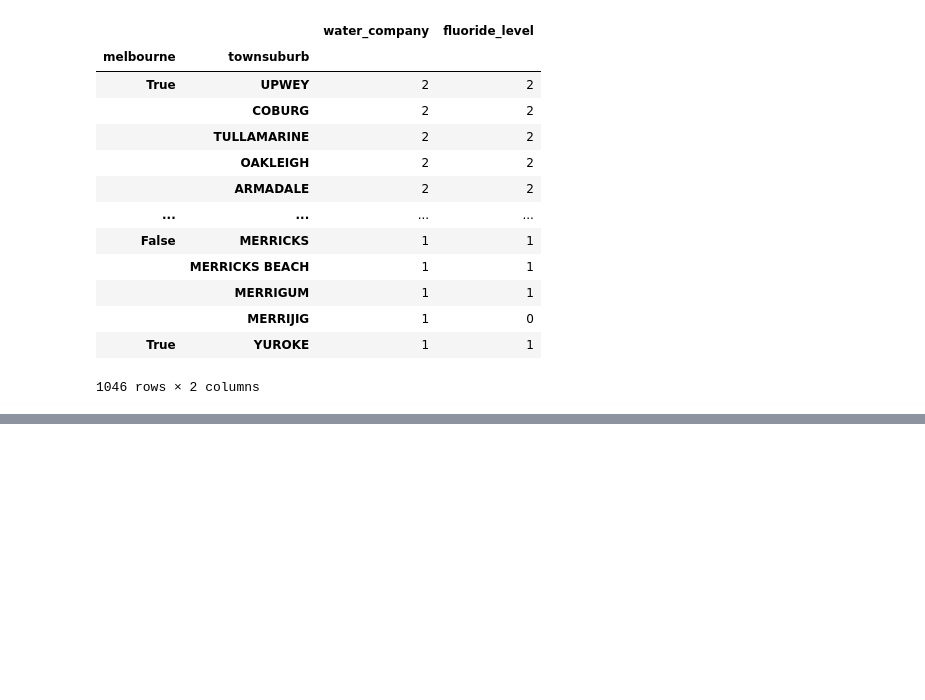
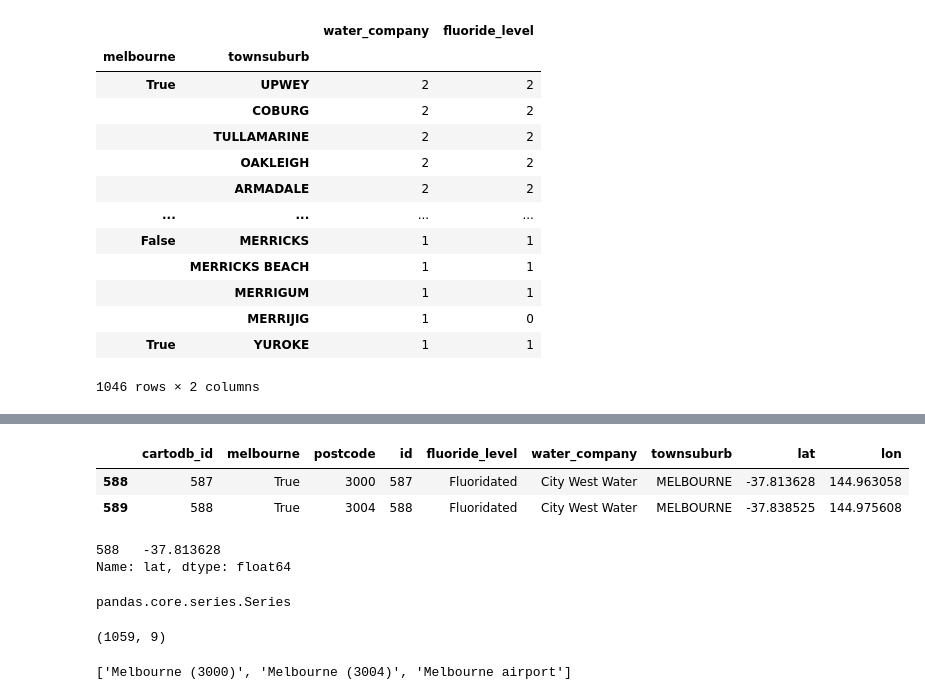
Before and after one commit to tienphatnguyendev/machine-learning-docs, a Jupyter notebook: clustering/notebooks/clustering.ipynb, the cells around one changed output, grey strips where cells are left out. Drawn from its saved outputs; the diff is of its cells as text; code cells hidden in the pictures; blank space fills up the shorter version.

```diff
--- a/clustering/notebooks/clustering.ipynb
+++ b/clustering/notebooks/clustering.ipynb
@@ -76,0 +74,38 @@ df.groupby(['melbourne', 'townsuburb']).agg({
+# %%
+df.iloc[588:590,:]
+# %% [output]
+|  | cartodb_id | melbourne | postcode | id | fluoride_level | water_company | townsuburb | lat | lon |
+| 588 | 587 | True | 3000 | 587 | Fluoridated | City West Water | MELBOURNE | -37.813628 | 144.963058 |
+| 589 | 588 | True | 3004 | 588 | Fluoridated | City West Water | MELBOURNE | -37.838525 | 144.975608 |
+# %%
+df.query('postcode == 3000')['lat']
+# %% [output]
+588   -37.813628
+Name: lat, dtype: float64
+# %%
+type(df.query('postcode == 3000')['lat'].astype(float))
+# %% [output]
+pandas.core.series.Series
+# %%
+df.shape
+# %% [output]
+(1059, 9)
+# %%
+# cptlized_surburbs = df.apply(lambda x:
+#                 x['townsuburb'].capitalize() + ' ' + '(' + str(x['postcode']) + ')'
+#                 if x['townsuburb'] == 'MELBOURNE'
+#                 else x['townsuburb'].capitalize(),
+#                 axis=1)
+filtered_str = filter(lambda x:
+                                'Melbourne' in x,
+                        df.apply(lambda x:
+                                        x['townsuburb'].capitalize() + ' ' + '(' + str(x['postcode']) + ')'
+                                        if x['townsuburb'] == 'MELBOURNE'
+                                        else x['townsuburb'].capitalize(),
+                                        axis=1))
+
+
+
+list(filtered_str)
+# %% [output]
+['Melbourne (3000)', 'Melbourne (3004)', 'Melbourne airport']
```
Also changed, not shown: parts of 5 cells of this notebook, 1 other file.
